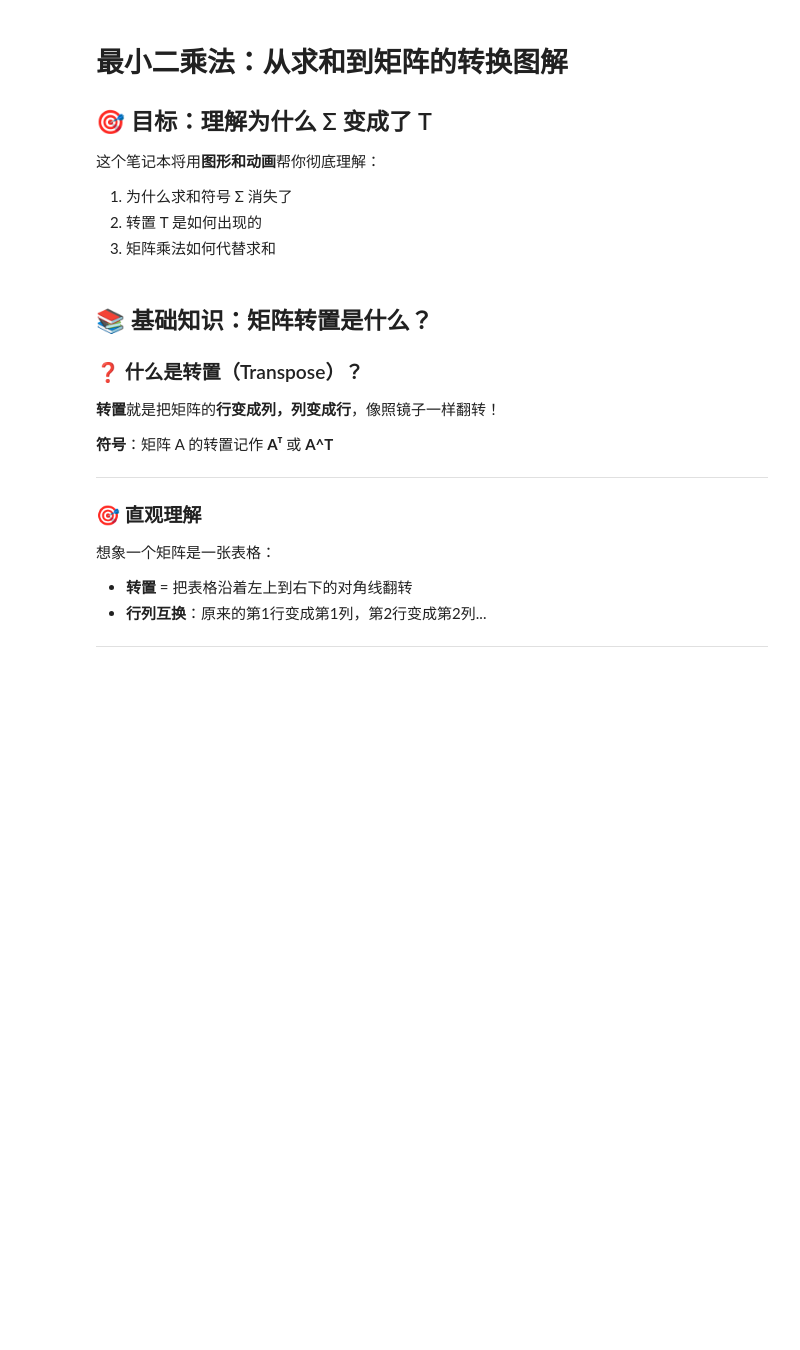
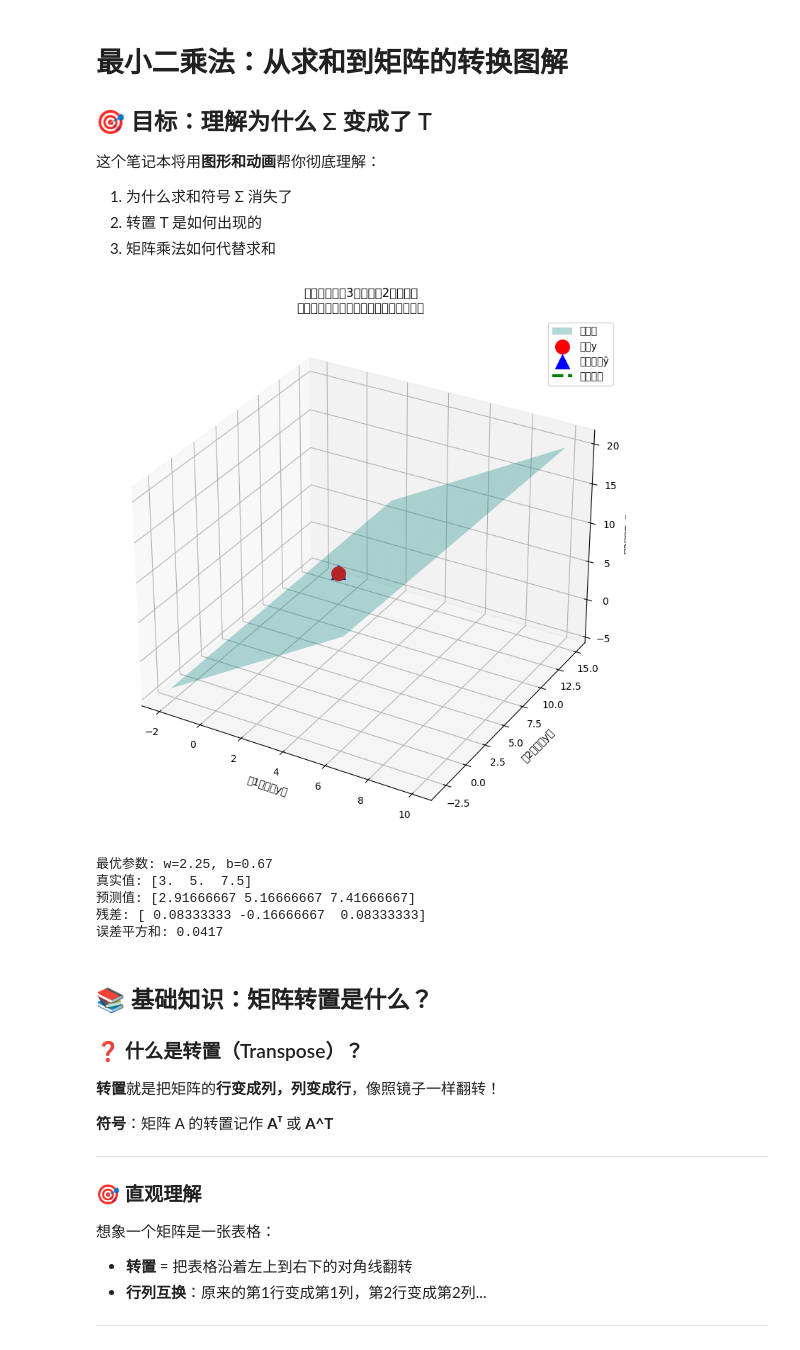
Before and after one commit to luotaoa/Study, a Jupyter notebook: 4最小二乘法-矩阵转换图解.ipynb, the cells around one changed output. Cells and saved outputs as stored; diff of their text form; code cells hidden in the pictures; blank space fills up the shorter version.

```diff
--- a/4最小二乘法-矩阵转换图解.ipynb
+++ b/4最小二乘法-矩阵转换图解.ipynb
@@ -7,6 +7,63 @@
 1. 为什么求和符号 Σ 消失了
 2. 转置 T 是如何出现的
 3. 矩阵乘法如何代替求和
+# %%
+import numpy as np
+import matplotlib.pyplot as plt
+from mpl_toolkits.mplot3d import Axes3D
+
+# 3个数据点，拟合2参数直线（超定）
+X = np.array([[1, 1], [2, 1], [3, 1]])
+y = np.array([3, 5, 7.5])
+
+# 最小二乘解
+theta = np.linalg.inv(X.T @ X) @ X.T @ y
+y_pred = X @ theta
+
+# 3维可视化
+fig = plt.figure(figsize=(10, 8))
+ax = fig.add_subplot(111, projection='3d')
+
+# 画平面（X的列空间）
+w_range = np.linspace(-1, 5, 20)
+b_range = np.linspace(-1, 5, 20)
+W, B = np.meshgrid(w_range, b_range)
+Y1 = W * 1 + B * 1
+Y2 = W * 2 + B * 1
+Y3 = W * 3 + B * 1
+ax.plot_surface(Y1, Y2, Y3, alpha=0.3, color='cyan', label='可行域')
+
+# 真实点（不在平面上）
+ax.scatter([y[0]], [y[1]], [y[2]], color='red', s=200, label='真实y', marker='o')
+
+# 投影点（最小二乘解）
+ax.scatter([y_pred[0]], [y_pred[1]], [y_pred[2]], color='blue', s=200, label='最佳近似ŷ', marker='^')
+
+# 误差（垂直线）
+ax.plot([y[0], y_pred[0]], [y[1], y_pred[1]], [y[2], y_pred[2]],
+        'g--', linewidth=3, label='最小误差')
+
+ax.set_xlabel('第1个点的y值')
+ax.set_ylabel('第2个点的y值')
+ax.set_zlabel('第3个点的y值')
+ax.set_title('超定方程组：3个约束，2个自由度\n红点不在蓝色平面上，只能找最近的蓝点')
+ax.legend()
+
+plt.tight_layout()
+plt.show()
+
+print(f"最优参数: w={theta[0]:.2f}, b={theta[1]:.2f}")
+print(f"真实值: {y}")
+print(f"预测值: {y_pred}")
+print(f"残差: {y - y_pred}")
+print(f"误差平方和: {np.sum((y - y_pred)**2):.4f}")
+# %% [output]
+[figure, added]
+最优参数: w=2.25, b=0.67
+真实值: [3.  5.  7.5]
+预测值: [2.91666667 5.16666667 7.41666667]
+残差: [ 0.08333333 -0.16666667  0.08333333]
+误差平方和: 0.0417
 # %% [markdown]
 ## 📚 基础知识：矩阵转置是什么？
 
```
Also changed, not shown: 3 other files.
